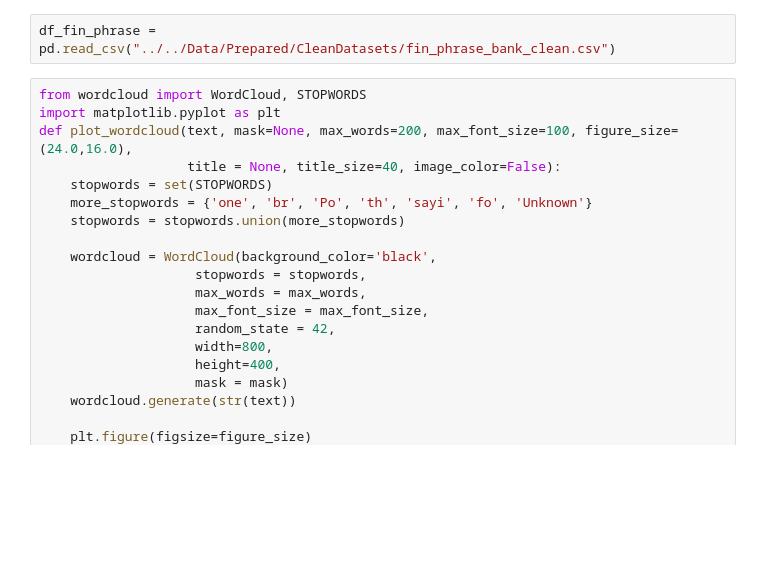
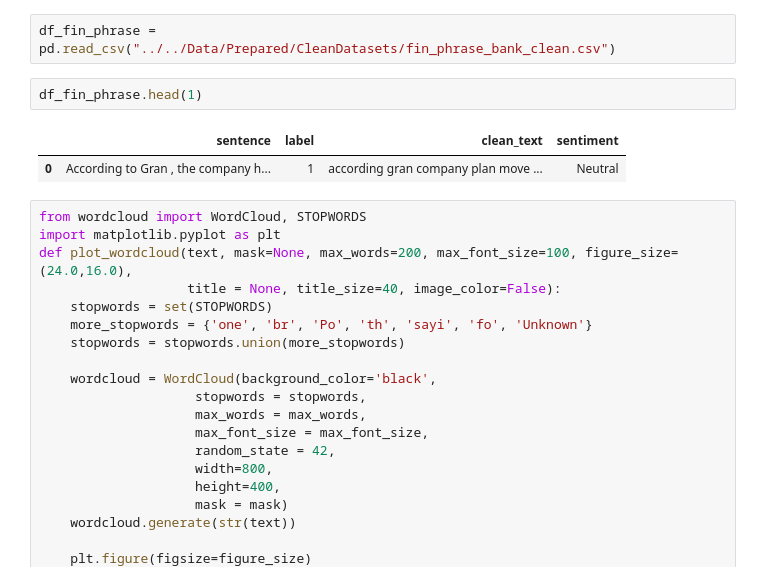
Before and after one commit to JuanNeuenschwandesBTS/EmotionCodeAnalyzer, a Jupyter notebook: Notebook/BaseLineModel/FinancialTFIDF_logicRegression.ipynb, the cells around one changed output. Cells and saved outputs as stored; diff of their text form; blank space fills up the shorter version.

```diff
--- a/Notebook/BaseLineModel/FinancialTFIDF_logicRegression.ipynb
+++ b/Notebook/BaseLineModel/FinancialTFIDF_logicRegression.ipynb
@@ -12,6 +12,11 @@ from sklearn.pipeline import Pipeline
 from sklearn.model_selection import train_test_split
 # %%
 df_fin_phrase = pd.read_csv("../../Data/Prepared/CleanDatasets/fin_phrase_bank_clean.csv")
+# %%
+df_fin_phrase.head(1)
+# %% [output]
+|  | sentence | label | clean_text | sentiment |
+| 0 | According to Gran , the company h... | 1 | according gran company plan move ... | Neutral |
 # %%
 from wordcloud import WordCloud, STOPWORDS
 import matplotlib.pyplot as plt
```
Also changed, not shown: parts of 18 cells of this notebook, 9 other files.
